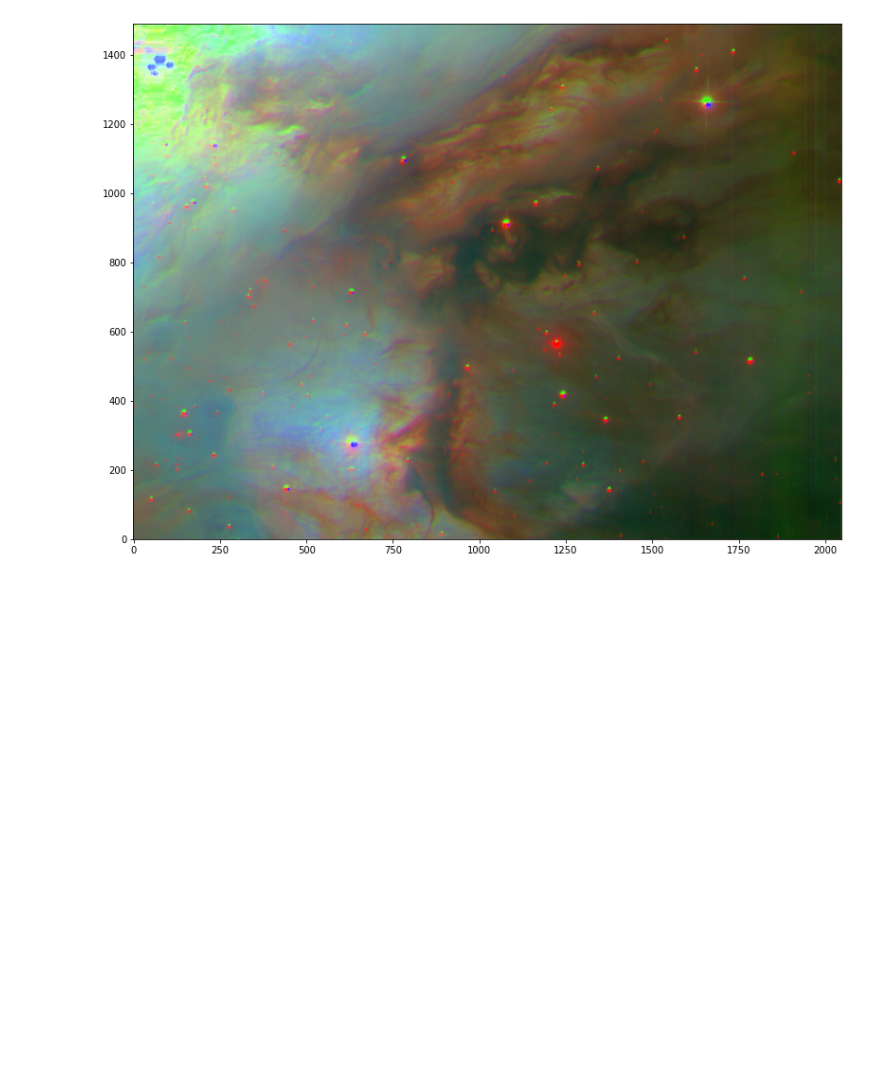
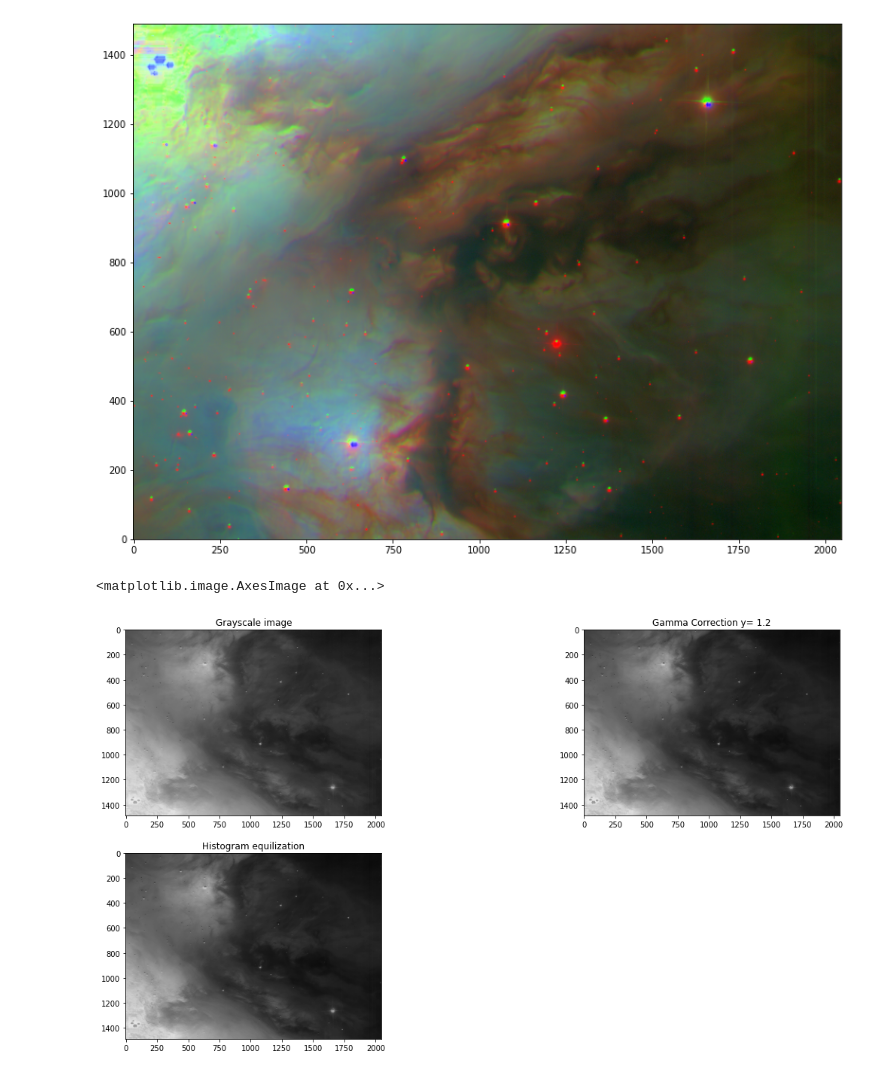
Before and after one commit to JoelsonSartoriJr/study-astrnomy, a Jupyter notebook: fits_image/rgb_image.ipynb, the cells around one changed output. Cells and saved outputs as stored; diff of their text form; code cells hidden in the pictures; blank space fills up the shorter version.

```diff
--- a/fits_image/rgb_image.ipynb
+++ b/fits_image/rgb_image.ipynb
@@ -93,3 +93,25 @@ plt.imshow(rgb_image, origin='lower')
 plt.savefig('img/rbgM42.jpg')
 # %% [output]
 [figure]
+# %%
+import cv2
+
+gray_im = cv2.cvtColor(rgb_image, cv2.COLOR_BGR2GRAY)
+plt.subplot(221)
+plt.title('Grayscale image')
+plt.imshow(gray_im, cmap="gray", vmin=0, vmax=255)
+
+# Contrast adjusting with gamma correction y = 1.2
+
+gray_correct = np.array(255 * (gray_im / 255) ** 1.2 , dtype='uint8')
+plt.subplot(222)
+plt.title('Gamma Correction y= 1.2')
+plt.imshow(gray_correct, cmap="gray", vmin=0, vmax=255)
+# Contrast adjusting with histogramm equalization
+gray_equ = cv2.equalizeHist(gray_im)
+plt.subplot(223)
+plt.title('Histogram equilization')
+plt.imshow(gray_correct, cmap="gray", vmin=0, vmax=255)
+# %% [output]
+<matplotlib.image.AxesImage at 0x...>
+[figure, added]
```
Also changed, not shown: parts of 3 cells of this notebook, 4 other files.
